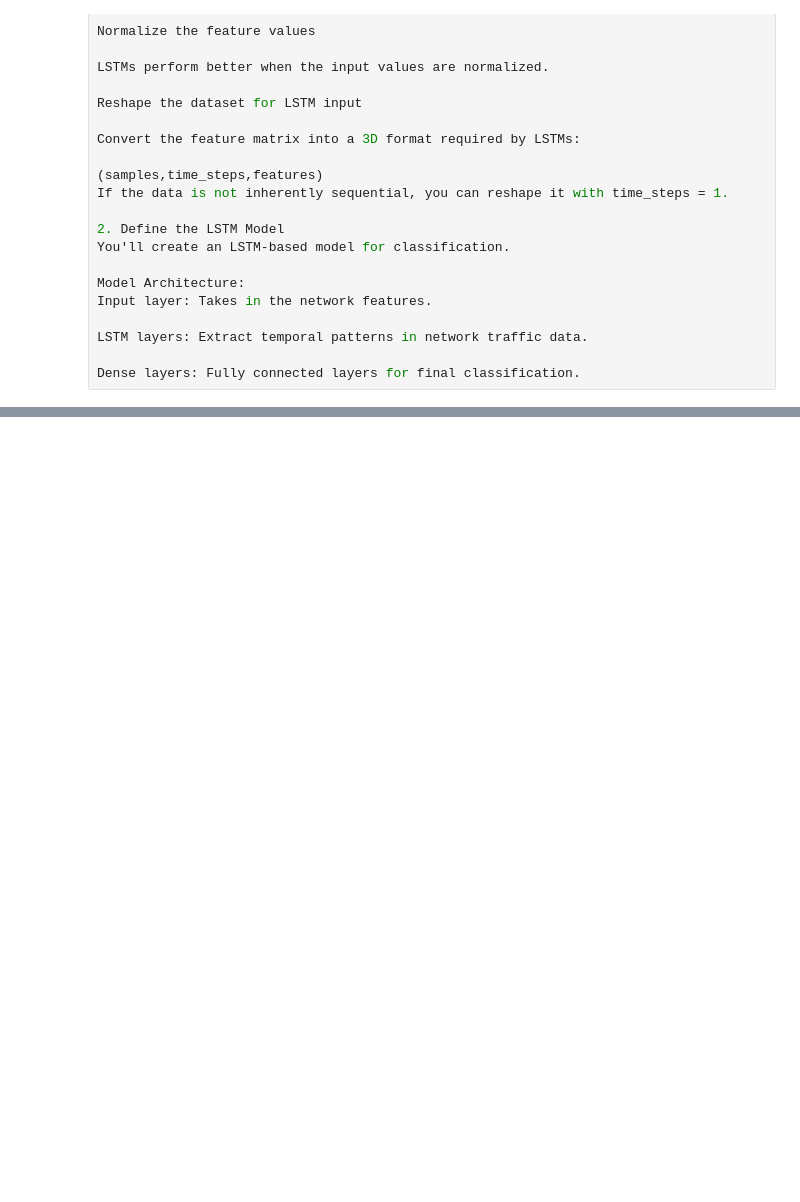
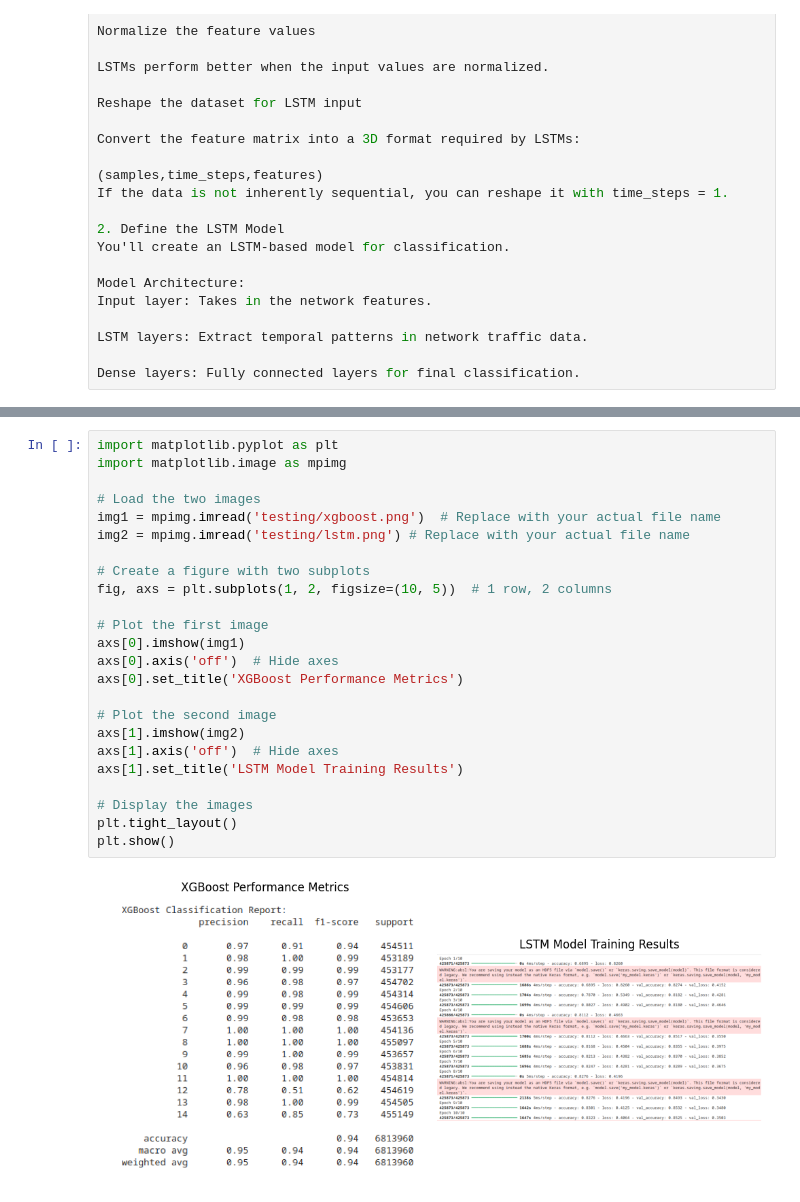
Before and after one commit to johnhomelander/ml-dl-hybrid-nids-model, a Jupyter notebook: Visualize-Results.ipynb, the cells around one changed output, grey strips where cells are left out. Drawn from its saved outputs; the diff is of its cells as text; blank space fills up the shorter version.

```diff
--- a/Visualize-Results.ipynb
+++ b/Visualize-Results.ipynb
@@ -43,0 +142,26 @@ Dense layers: Fully connected layers for final classification.
+# %%
+import matplotlib.pyplot as plt
+import matplotlib.image as mpimg
+
+# Load the two images
+img1 = mpimg.imread('testing/xgboost.png')  # Replace with your actual file name
+img2 = mpimg.imread('testing/lstm.png') # Replace with your actual file name
+
+# Create a figure with two subplots
+fig, axs = plt.subplots(1, 2, figsize=(10, 5))  # 1 row, 2 columns
+
+# Plot the first image
+axs[0].imshow(img1)
+axs[0].axis('off')  # Hide axes
+axs[0].set_title('XGBoost Performance Metrics')
+
+# Plot the second image
+axs[1].imshow(img2)
+axs[1].axis('off')  # Hide axes
+axs[1].set_title('LSTM Model Training Results')
+
+# Display the images
+plt.tight_layout()
+plt.show()
+# %% [output]
+[figure, added]
```
Also changed, not shown: parts of 2 cells of this notebook, 3 other files.
